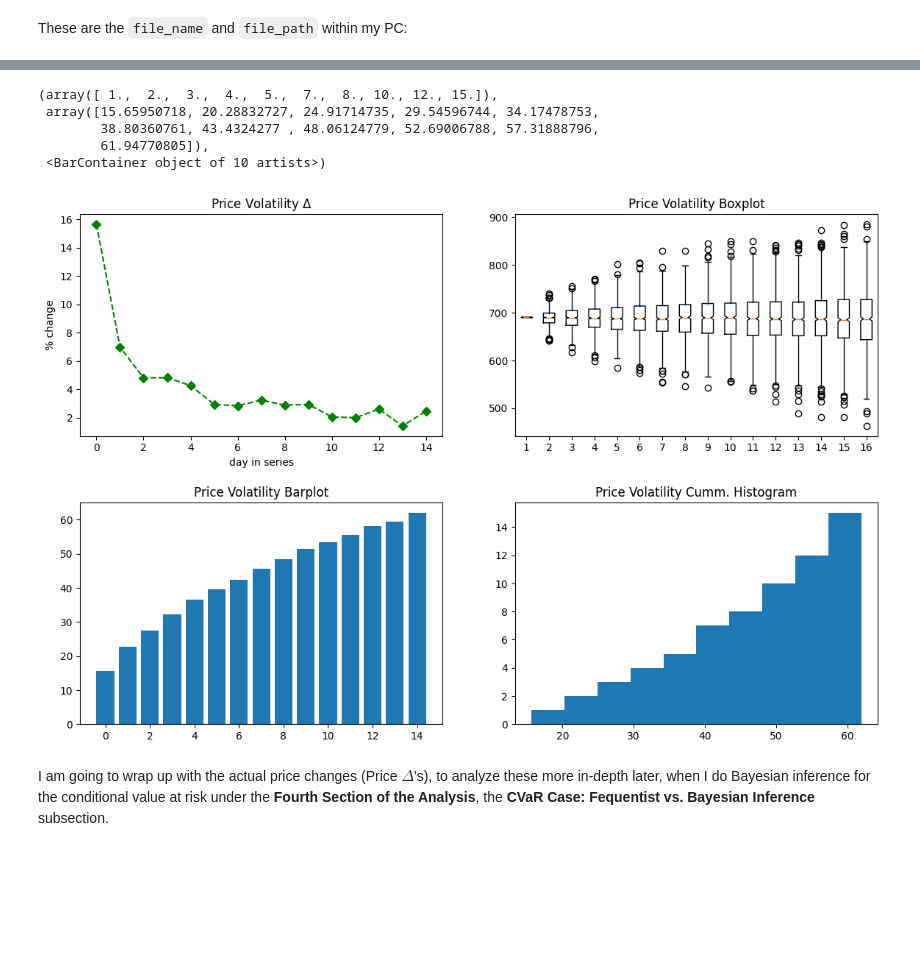
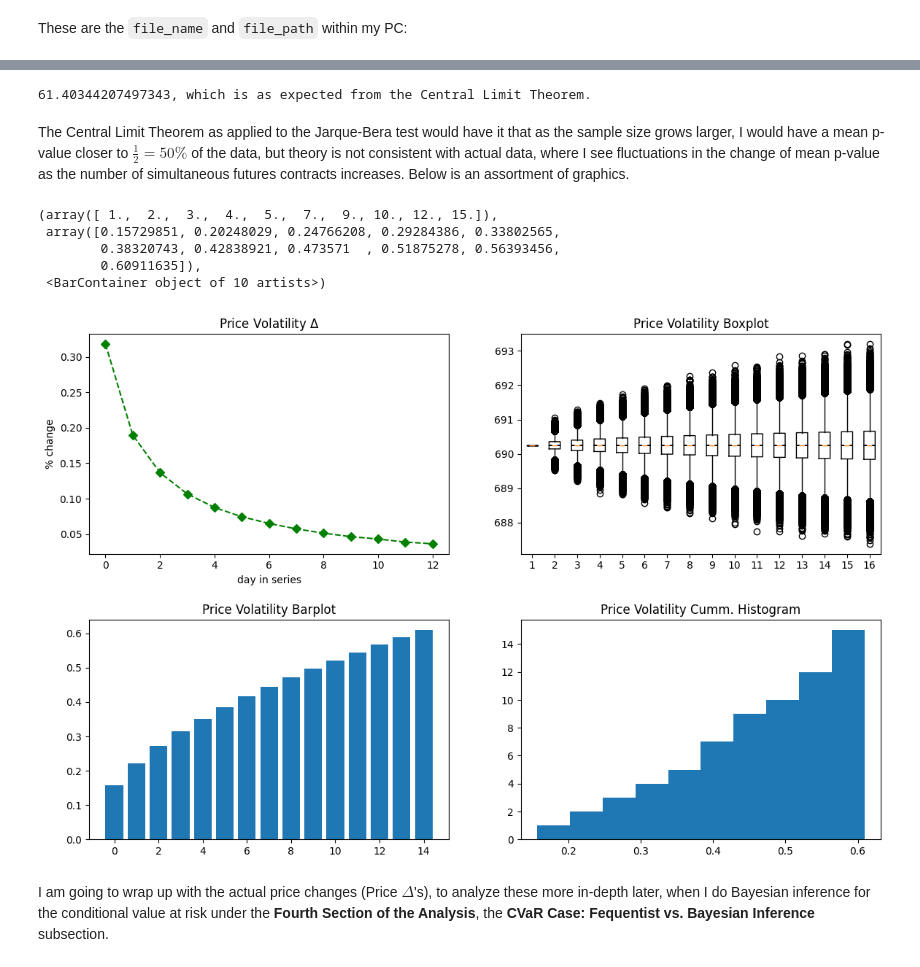
Before and after one commit to salma-rodriguez/Futures-Experiment, a Jupyter notebook: cornfutures_swaptures.ipynb, the cells around one changed output, grey strips where cells are left out. Saved outputs shown, nothing was run; the diff lists cells and outputs as text; code cells hidden in the pictures; blank space fills up the shorter version.

```diff
--- a/cornfutures_swaptures.ipynb
+++ b/cornfutures_swaptures.ipynb
@@ -105,0 +148,9 @@ for i in range(0, 1000):
+# %%
+import pickle
+import pandas as pd
+
+prices_matrix_filename = 'prices.pkl'
+margin_matrix_filename = 'margin.pkl'
+
+newX = pd.read_pickle(prices_matrix_filename)
+newY = pd.read_pickle(margin_matrix_filename)
@@ -114,7 +167,7 @@ import matplotlib.pyplot as plt
 fig, axs = plt.subplots(5, 3)
 
 count = -1
-X_trimmed = X[X > 0]
+X_trimmed = newX[newX > 0]
 for i in range(0, 5):
     for j in range(0, 3):
         count += 1
@@ -130,12 +182,0 @@ Less the hardcoded entry of $690.25$ at cell $\text{C}12$, the **frequency distr
-# %%
-fig, axs = plt.subplots(5, 3)
-
-count = -1
-for i in range(0, 5):
-    for j in range(0, 3):
-        count += 1
-        if count == 15:
-            break
-        axs[i, j].bar(X.index, X.iloc[:, count])
-
-fig.set_size_inches(9, 14)
@@ -150,0 +185,9 @@ plt.plot(pd.Series([(np.std(X.iloc[:, i]) - np.std(X.iloc[:, i-1])) for i in ran
+# %%
+import numpy as np
+import matplotlib.pyplot as plt
+
+X_truncated = X_trimmed.iloc[:1000]
+X_truncated = X_truncated.reset_index(drop=True)
+
+for i in range(len(X_truncated)):
+    plt.plot(X_truncated.iloc[i, :])
@@ -151,37 +289,45 @@ plt.plot(pd.Series([(np.std(X.iloc[:, i]) - np.std(X.iloc[:, i-1])) for i in ran
+# %%
+print(f'{100*np.mean(pvalue)}, which is as expected from the Central Limit Theorem.')
+# %% [output]
+61.40344207497343, which is as expected from the Central Limit Theorem.
+# %% [markdown]
+The Central Limit Theorem as applied to the Jarque-Bera test would have it that as the sample size grows larger, I would have a mean p-value closer to $\frac{1}{2} = 50\%$ of the data, but theory is not consistent with actual data, where I see fluctuations in the change of mean p-value as the number of simultaneous futures contracts increases. Below is an assortment of graphics.
 # %%
 import matplotlib.pyplot as plt
 import pandas as pd
 
 fig, axs = plt.subplots(2, 2)
 fig.set_size_inches(14, 9)
 plt.subplots_adjust(hspace=0.3)
 
+# standard deviation of prices
+std_prices = [np.std(X_truncated.iloc[:, i]) for i in range(1, 16)]
+
 # pct_delta = [(np.std(X.iloc[:, i]) - np.std(X.iloc[:, i-1])) for i in range(1, 16)]
-pct_delta = np.diff([np.std(X.iloc[:, i]) for i in range(16)])
+pct_delta = np.diff(std_prices[1:]) / std_prices[:-2]
 axs[0, 0].set_title('Price Volatility $\Delta$')
 axs[0, 0].set_xlabel('day in series')
 axs[0, 0].set_ylabel('% change')
 axs[0, 0].plot(pd.Series(pct_delta), 'gD--')
 # axs[0, 0].plot(pd.Series(pct_delta).pct_change(fill_method=None), 'gD--')
 
 axs[0, 1].set_title('Price Volatility Boxplot')
-axs[0, 1].boxplot(X, notch=True)
+axs[0, 1].boxplot(X_truncated, notch=True)
 
-vol = pd.Series([np.std(X.iloc[:, i]) for i in range(1, 16)])
-# vol_pdf = plt.hist(vol)
+vol = pd.Series([np.std(X_truncated.iloc[:, i]) for i in range(1, 16)])
 
 axs[1, 0].set_title('Price Volatility Barplot')
 axs[1, 0].bar(vol.index, vol)
 
 axs[1, 1].set_title('Price Volatility Cumm. Histogram')
 axs[1, 1].hist(vol, cumulative=True)
 # %% [output]
-(array([ 1.,  2.,  3.,  4.,  5.,  7.,  8., 10., 12., 15.]),
- array([15.65950718, 20.28832727, 24.91714735, 29.54596744, 34.17478753,
-        38.80360761, 43.4324277 , 48.06124779, 52.69006788, 57.31888796,
-        61.94770805]),
+(array([ 1.,  2.,  3.,  4.,  5.,  7.,  9., 10., 12., 15.]),
+ array([0.15729851, 0.20248029, 0.24766208, 0.29284386, 0.33802565,
+        0.38320743, 0.42838921, 0.473571  , 0.51875278, 0.56393456,
+        0.60911635]),
  <BarContainer object of 10 artists>)
-[figure, old version]
+[figure, new version]
 # %% [markdown]
 I am going to wrap up with the actual price changes (Price $\Delta$'s), to analyze these more in-depth later, when I do Bayesian inference for the conditional value at risk under the **Fourth Section of the Analysis**, the **CVaR Case: Fequentist vs. Bayesian Inference** subsection.
 # %%
```
Also changed, not shown: parts of 93 cells of this notebook, 1 other file.
